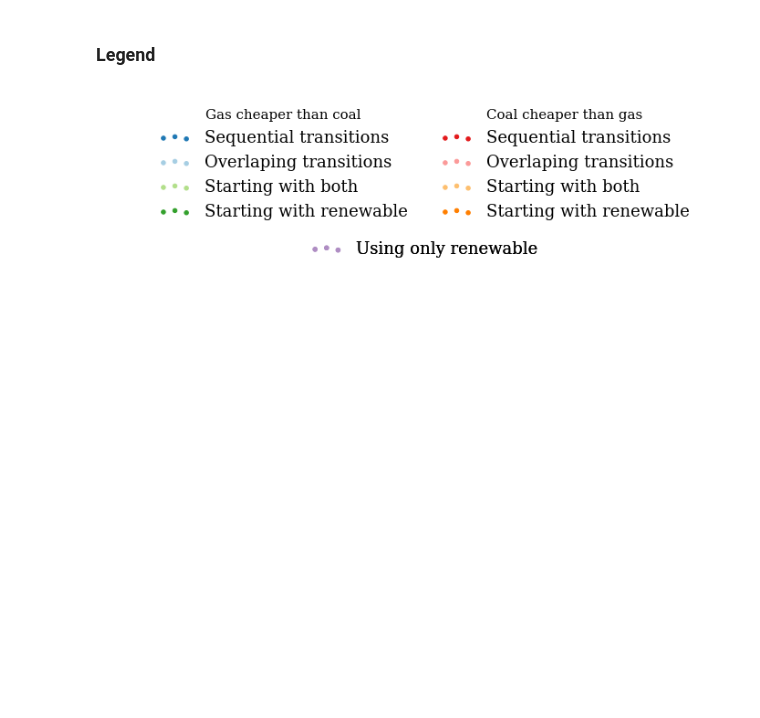
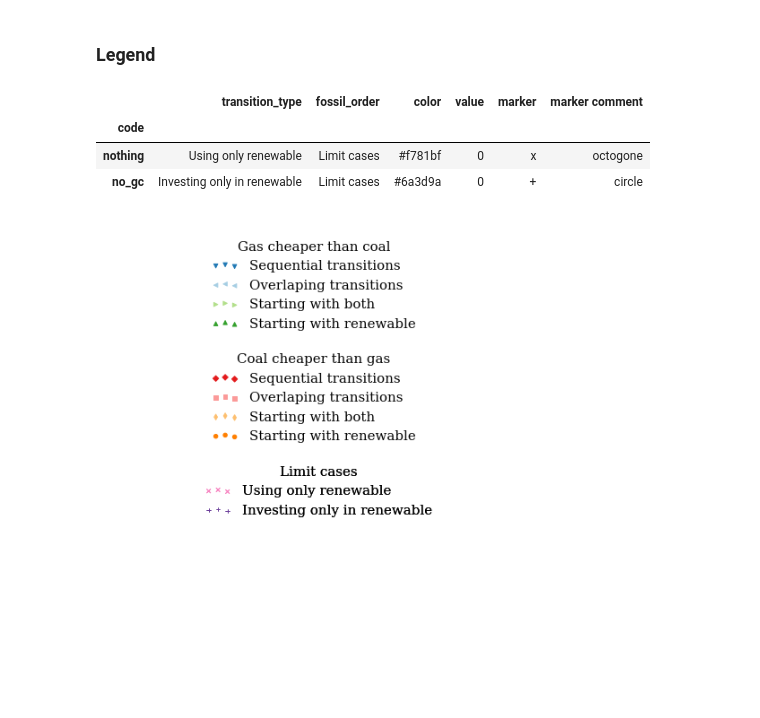
Before and after one commit to adrivsh/plots_for_meclec, a Jupyter notebook: draw_types.ipynb, the cells around one changed output. Drawn from its saved outputs; the diff is of its cells as text; code cells hidden in the pictures; blank space fills up the shorter version.

Commit message:
more contrasting colors and patterns as per reviewer suggestion

```diff
--- a/draw_types.ipynb
+++ b/draw_types.ipynb
@@ -89,33 +104,48 @@ plt.savefig("output.png")
 # %% [markdown]
 ### Legend
+# %%
+d
+# %% [output]
+|  | transition_type | fossil_order | color | value | marker | marker comment |
+| code |  |  |  |  |  |  |
+| nothing | Using only renewable | Limit cases | #f781bf | 0 | x | octogone |
+| no_gc | Investing only in renewable | Limit cases | #6a3d9a | 0 | + | circle |
 # %%
 #Create custom artists
-plt.figure(figsize=(11,3.5))
+plt.figure(figsize=(11,9))
 ax=plt.gca()
 
 import matplotlib as mpl
 mpl.rcParams['legend.numpoints'] = 1
 
-position = {"Gas cheaper than coal":"upper left","Coal cheaper than gas":"upper right"," ":"lower center"}
+#position = {"Gas cheaper than coal":"upper center","Coal cheaper than gas":"center"," ":"lower center"}
 
-for marg in ["Gas cheaper than coal","Coal cheaper than gas"," "]:
+bboxes= {"Gas cheaper than coal":(0.5, 1),
+         "Coal cheaper than gas":(0.5, 0.75),
+         "Limit cases" : (0.53, 0.5)}
+
+
+for marg in ["Gas cheaper than coal","Coal cheaper than gas","Limit cases"]:
 
     d = dico.query("fossil_order=='"+marg+"'")
     simArtist =[]
     for i in d.index:
-        simArtist.append(plt.scatter(0,0,color=d.ix[i,"color"]));
+        simArtist.append(plt.scatter(0,0,color=d.ix[i,"color"], marker = d.ix[i,"marker"]));
 
     #Create legend from custom artist/label lists
-    the_legend = plt.legend(simArtist,d.transition_type.tolist(),
-                            numpoints=1,title=marg,loc= position[marg] ,
+    the_legend = plt.legend(simArtist,d.transition_type.tolist(), numpoints=1,
+                            title=marg, bbox_to_anchor=bboxes[marg],prop=font,
+                            #loc= position[marg]
                            frameon=False)
     ax.add_artist(the_legend)
     plt.setp(the_legend.get_title(),fontsize=15)
 
 
 plt.axis('off')
 plt.ylim(0.001)
 
-plt.savefig("transition_types_legend.pdf")
+plt.savefig("transition_types_legend_vertical.pdf")
+
+plt.savefig("transition_types_legend_vertical.png")
 # %% [output]
-[figure, old version]
+[figure, new version]
```
Also changed, not shown: parts of 24 cells of this notebook, 2 other files.
